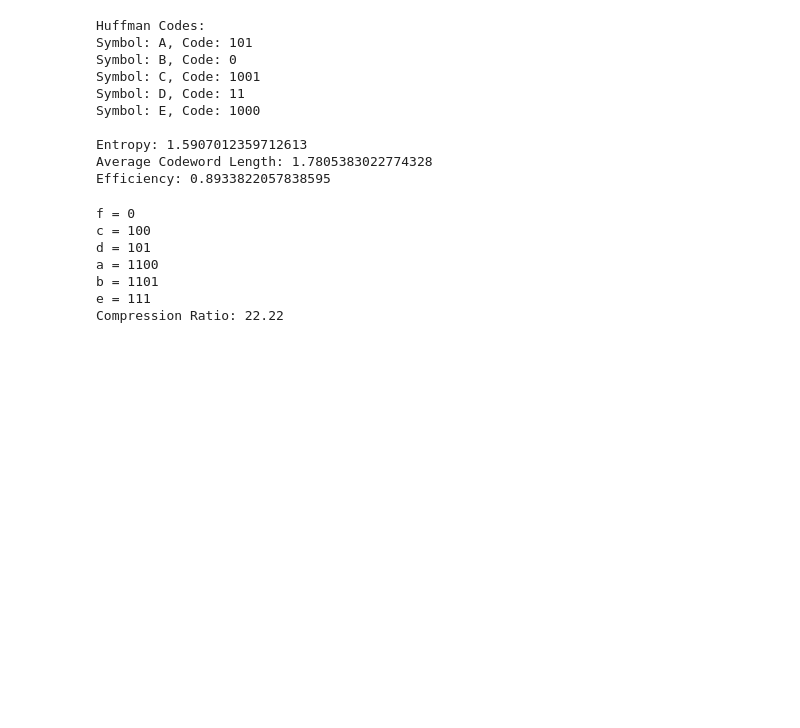
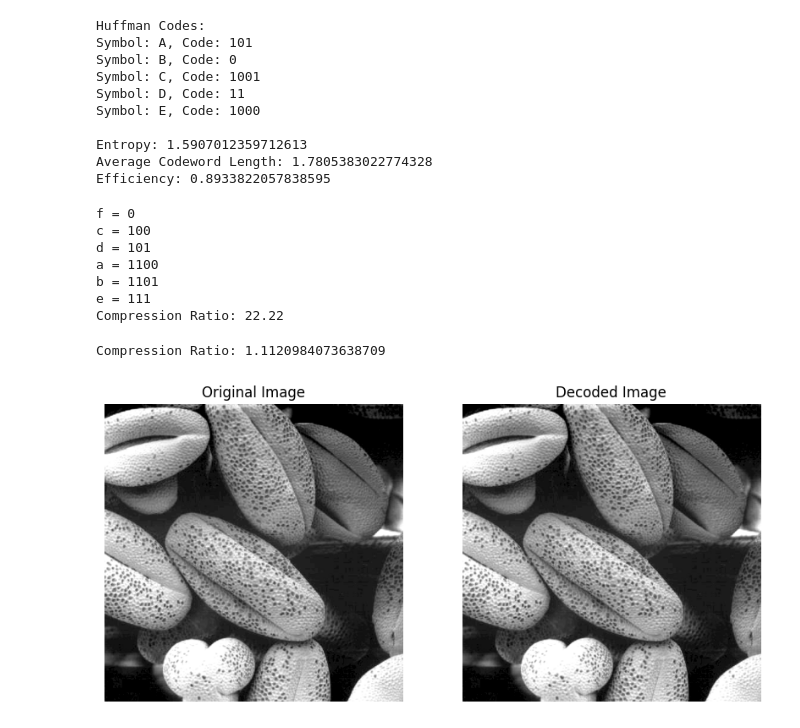
Before and after one commit to parth3120/dip, a Jupyter notebook: practicals/p9.ipynb, the cells around one changed output. Cells and saved outputs as stored; diff of their text form; code cells hidden in the pictures; blank space fills up the shorter version.

```diff
--- a/practicals/p9.ipynb
+++ b/practicals/p9.ipynb
@@ -109,3 +102,54 @@ a = 1100
 b = 1101
 e = 111
 Compression Ratio: 22.22
+# %%
+import cv2
+import matplotlib.pyplot as plt
+import numpy as np
+
+img = cv2.imread("/content/drive/MyDrive/dip_Images/Fig0316(3)(third_from_top).tif", 0)
+
+hist, bins = np.histogram(img.ravel(), 256, [0, 256])
+
+# Create a list of tuples where the first element is the symbol and the second element is the frequency
+symbol_freq_pairs = [(str(i), hist[i]) for i in range(len(hist))]
+
+# Build the Huffman tree
+codebook = huffman.codebook(symbol_freq_pairs)
+
+encoded_image = ""
+for i in range(img.shape[0]):
+    for j in range(img.shape[1]):
+        encoded_image += codebook[str(img[i, j])]
+
+decoded_image = np.zeros_like(img)
+current_index = 0
+for i in range(img.shape[0]):
+    for j in range(img.shape[1]):
+        for symbol, code in codebook.items():
+            if encoded_image[current_index:current_index + len(code)] == code:
+                decoded_image[i, j] = int(symbol)
+                current_index += len(code)
+                break
+
+original_bits = img.shape[0] * img.shape[1] * 8
+compressed_bits = len(encoded_image)
+compression_ratio = original_bits / compressed_bits
+
+print("Compression Ratio:", compression_ratio)
+
+plt.figure(figsize=(10, 5))
+plt.subplot(1, 2, 1)
+plt.imshow(img, cmap="gray")
+plt.title("Original Image")
+plt.axis("off")
+
+plt.subplot(1, 2, 2)
+plt.imshow(decoded_image, cmap="gray")
+plt.title("Decoded Image")
+plt.axis("off")
+
+plt.show()
+# %% [output]
+Compression Ratio: 1.1120984073638709
+[figure, added]
```
Also changed, not shown: parts of 1 cell of this notebook, 2 other files.
